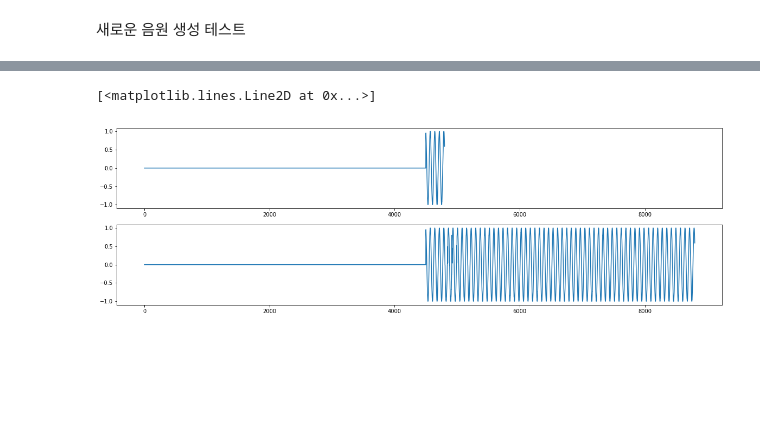
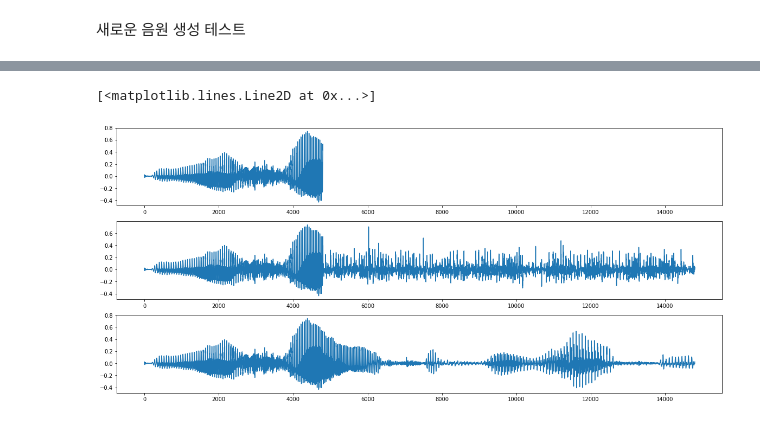
Before and after one commit to bt22dr/deep-learning-papers, a Jupyter notebook: code/WaveNet.ipynb, the cells around one changed output, grey strips where cells are left out. Saved outputs shown, nothing was run; the diff lists cells and outputs as text; code cells hidden in the pictures; blank space fills up the shorter version.

```diff
--- a/code/WaveNet.ipynb
+++ b/code/WaveNet.ipynb
@@ -151,10 +152,10 @@ sample_rate = 16000 # sampling rate
 mu = 256 # mu-law companding
 
 # WaveNet 관련
-batch_size = 1
+batch_size = 2
 filter_width = 2
-skip_channels = 128 # 256
-residual_channels = 256 # 512
+skip_channels = 256
+residual_channels = 512
 dilation_channels = 32
 initial_filter_width = 32
 filter_width = 2
@@ -163,7 +164,7 @@ post_proc_channels = 256
 dilations = [1, 2, 4, 8, 16, 32, 64, 128, 256, 512,
              1, 2, 4, 8, 16, 32, 64, 128, 256, 512,
              1, 2, 4, 8, 16, 32, 64, 128, 256, 512,
-             # 1, 2, 4, 8, 16, 32, 64, 128, 256, 512,
+             1, 2, 4, 8, 16, 32, 64, 128, 256, 512,
              # 1, 2, 4, 8, 16, 32, 64, 128, 256, 512
             ]
 # %%
@@ -593,7 +619,7 @@ epoch_loss_avg = tf.contrib.eager.metrics.Mean()
 
 # Training loop
 for epoch in range(10):
-  for i, x in enumerate(train_dataset):
+  for i, x in enumerate(train_dataset_lj):
     # Optimize the model
     batch_x = tf.cast(tf.expand_dims(x, -1), tf.float32)
     batch_y = tf.cast(x, tf.int32)
@@ -614,12 +640,12 @@ for epoch in range(10):
       # print("output:", np.min(out), np.max(out), np.median(out), out.shape)
       # out_wav = np.argmax(out, 2)
       train_loss_results.append(loss_value)
-      print("Epoch {:03d} Iter {:03d}: Loss: {:.10f}".format(epoch, i, epoch_loss_avg.result()))
+      print("Epoch {:03d} Iter {:04d}: Loss: {:.10f}".format(epoch, i, epoch_loss_avg.result()))
     if i == 100:
       break
 
-#   out = wavenet_model(batch_x)
-#   out_wav = np.argmax(out, 2)
-#   print("batch_y:", batch_y.shape, batch_y[0][:100])
-#   print("out_wav:", out_wav.shape, out_wav[0][:100])
+  out = wavenet_model(batch_x)
+  out_wav = np.argmax(out, 2)
+  print("batch_y:", batch_y.shape, batch_y[0][:100])
+  print("out_wav:", out_wav.shape, out_wav[0][:100])
 # %% [output]
@@ -693,0 +721,4 @@ init_wav[:4500] = 0
+# %%
+wav, _ = librosa.core.load(wav_file_name, sr=sample_rate, dtype=np.float64)
+init_wav = wav[:4800]
+plt.plot(init_wav)
@@ -694,9 +728,8 @@ init_wav[:4500] = 0
 # %%
-# generated_wav = np.reshape(init_wav, (1, -1))
 generated_wav = mu_law_encode(init_wav, mu)
-generated_wav = tf.cast(tf.reshape(generated_wav, (1, -1, 1)), tf.float32).numpy()
+generated_wav = tf.cast(tf.reshape(generated_wav, (1,-1,1)), tf.float32).numpy()
 
-time_steps = tqdm_notebook(range(4000))
+time_steps = tqdm_notebook(range(10000))
 for i in time_steps:
   sample = generated_wav[:, -int(sec*sample_rate):, :].astype('float32')
   next_sample_logit = wavenet_model(sample)
@@ -708,14 +741,16 @@ for i in time_steps:
 # %% [output]
 [interactive output not drawn]
 # %%
-fianl_wav = mu_law_decode(np.squeeze(generated_wav), 256)
+plt.figure(figsize=[20, 9])
+ax1 = plt.subplot(311)
+plt.plot(init_wav)
 
-plt.figure(figsize=[20, 6])
-ax1 = plt.subplot(211)
-plt.plot(init_wav)
-ax2 = plt.subplot(212, sharex=ax1)
-plt.plot(fianl_wav.numpy())
+ax2 = plt.subplot(312, sharex=ax1)
+plt.plot(mu_law_decode(np.squeeze(generated_wav), mu).numpy())
+
+ax2 = plt.subplot(313, sharex=ax1)
+plt.plot(wav[:len(np.squeeze(generated_wav))])
 # %% [output]
 [<matplotlib.lines.Line2D at 0x...>]
-[figure, old version]
+[figure, new version]
 # %%
```
Also changed, not shown: parts of 23 cells of this notebook.
